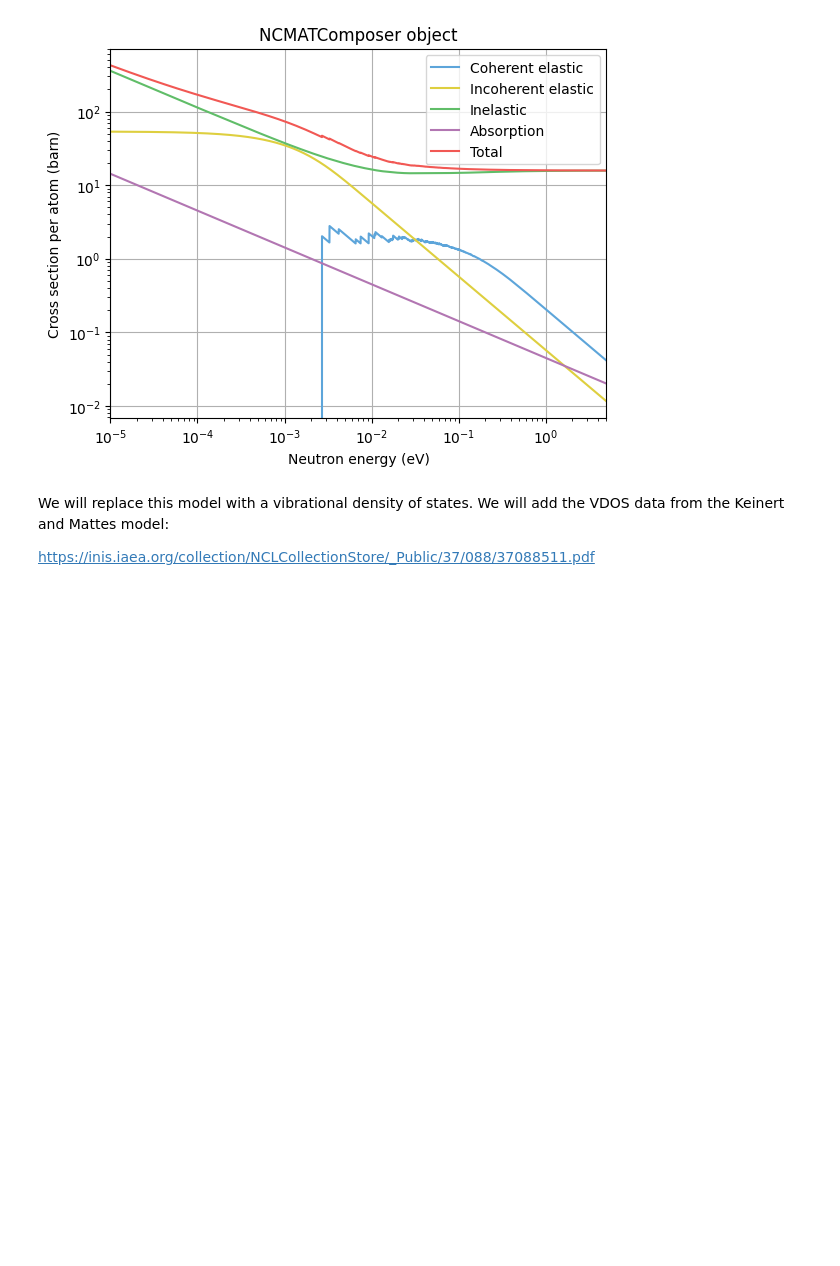
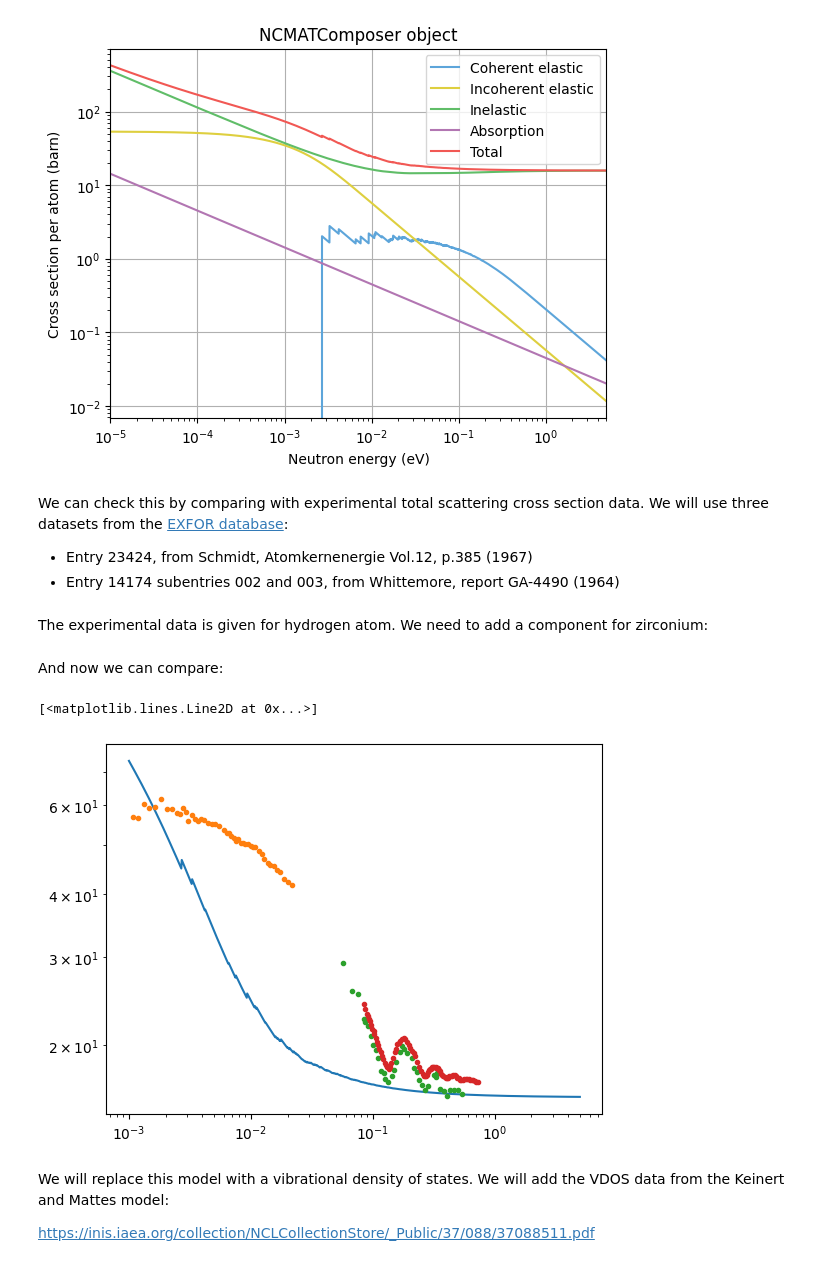
Before and after one commit to highness-eu/TSL_School, a Jupyter notebook: openmc/Examples/ReactorCell/TSL_School-TRIGA_cell.ipynb, the cells around one changed output. Cells and saved outputs as stored; diff of their text form; code cells hidden in the pictures; blank space fills up the shorter version.

Commit message:
Add comparison with experimental data

```diff
--- a/openmc/Examples/ReactorCell/TSL_School-TRIGA_cell.ipynb
+++ b/openmc/Examples/ReactorCell/TSL_School-TRIGA_cell.ipynb
@@ -354,3 +356,7 @@ The NCrystal model only contains a Debye Model that is incorrect for representin
 ncplot.plot_xsect(c_zrh, mode='ekin', xmin=1e-5, xmax=5)
 # %% [output]
 [figure]
+# %% [markdown]
+We can check this by comparing with experimental total scattering cross section data. We will use three datasets from the [EXFOR database](https://www-nds.iaea.org/exfor/):
+- Entry 23424, from Schmidt, Atomkernenergie Vol.12, p.385 (1967)
+- Entry 14174 subentries 002 and 003, from Whittemore, report GA-4490 (1964)
@@ -357,3 +548,29 @@ ncplot.plot_xsect(c_zrh, mode='ekin', xmin=1e-5, xmax=5)
+# %% [markdown]
+The experimental data is given for hydrogen atom. We need to add a component for zirconium:
+# %%
+whittemore1_E = whittemore1_data[:,0]
+whittemore1_xs = (2*whittemore1_data[:,1]+6.46+0.185*np.sqrt(0.0253/whittemore1_data[:,0]))/3.0
+
+schmidt_E = schmidt_data[:,0]
+schmidt_xs = (2*schmidt_data[:,1]+6.46+0.185*np.sqrt(0.0253/schmidt_data[:,0]))/3.0
+
+whittemore2_E = whittemore2_data[:,0]
+whittemore2_xs = (2*whittemore2_data[:,1]+6.46+0.185*np.sqrt(0.0253/whittemore2_data[:,0]))/3.0
+# %% [markdown]
+And now we can compare:
+# %%
+c_zrh.register_as('bad_zrh.ncmat')
+E = np.geomspace(1e-3, 5, 1000)
+zrh_pc = NC.createScatter('bad_zrh.ncmat')
+zrh_abs = NC.createAbsorption('bad_zrh.ncmat')
+xs = zrh_pc.xsect(ekin=E)+zrh_abs.xsect(ekin=E)
+plt.loglog(E,xs)
+plt.loglog(whittemore1_E, whittemore1_xs, '.')
+plt.loglog(whittemore2_E, whittemore2_xs, '.')
+plt.loglog(schmidt_E, schmidt_xs, '.')
+# %% [output]
+[<matplotlib.lines.Line2D at 0x...>]
+[figure, added]
 # %% [markdown]
 We will replace this model with a vibrational density of states. We will add the VDOS data from the Keinert and Mattes model:
 
```
Also changed, not shown: parts of 14 cells of this notebook.
